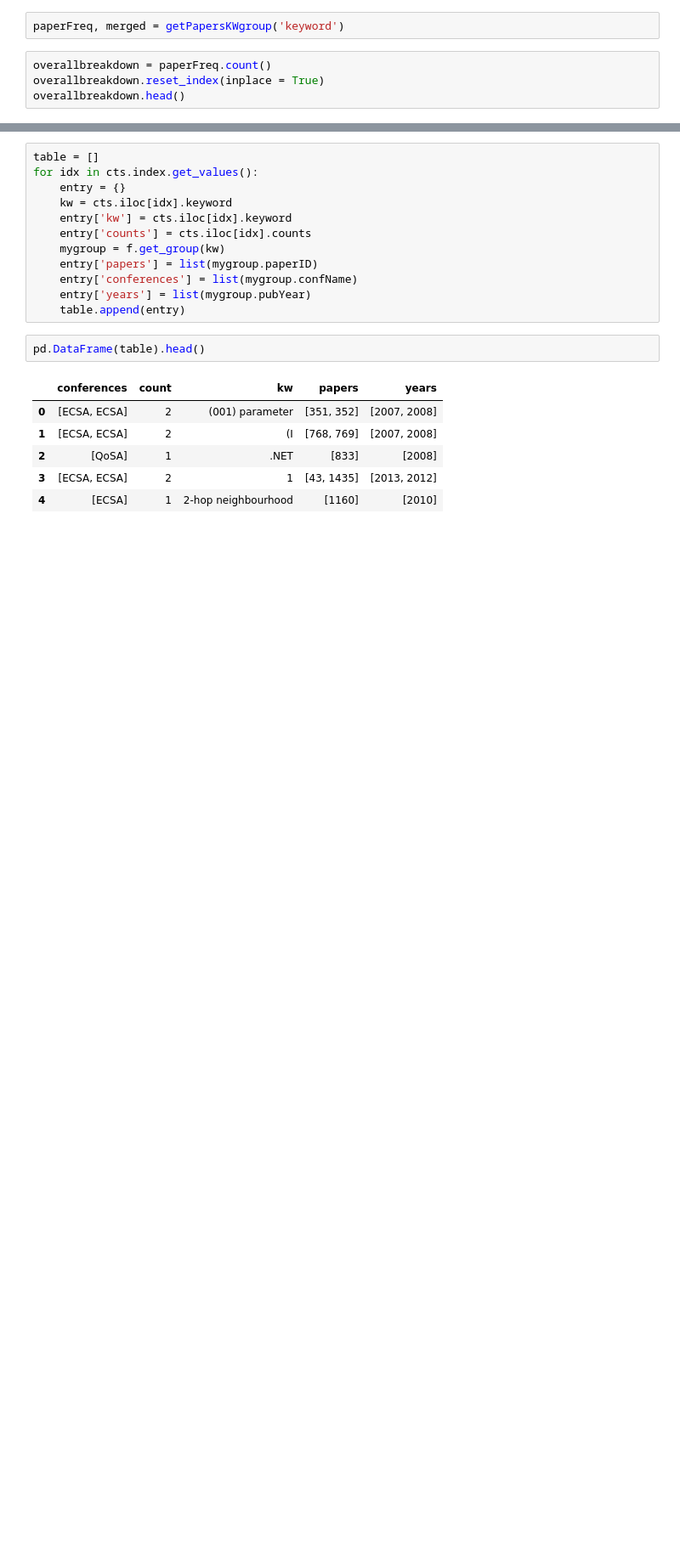
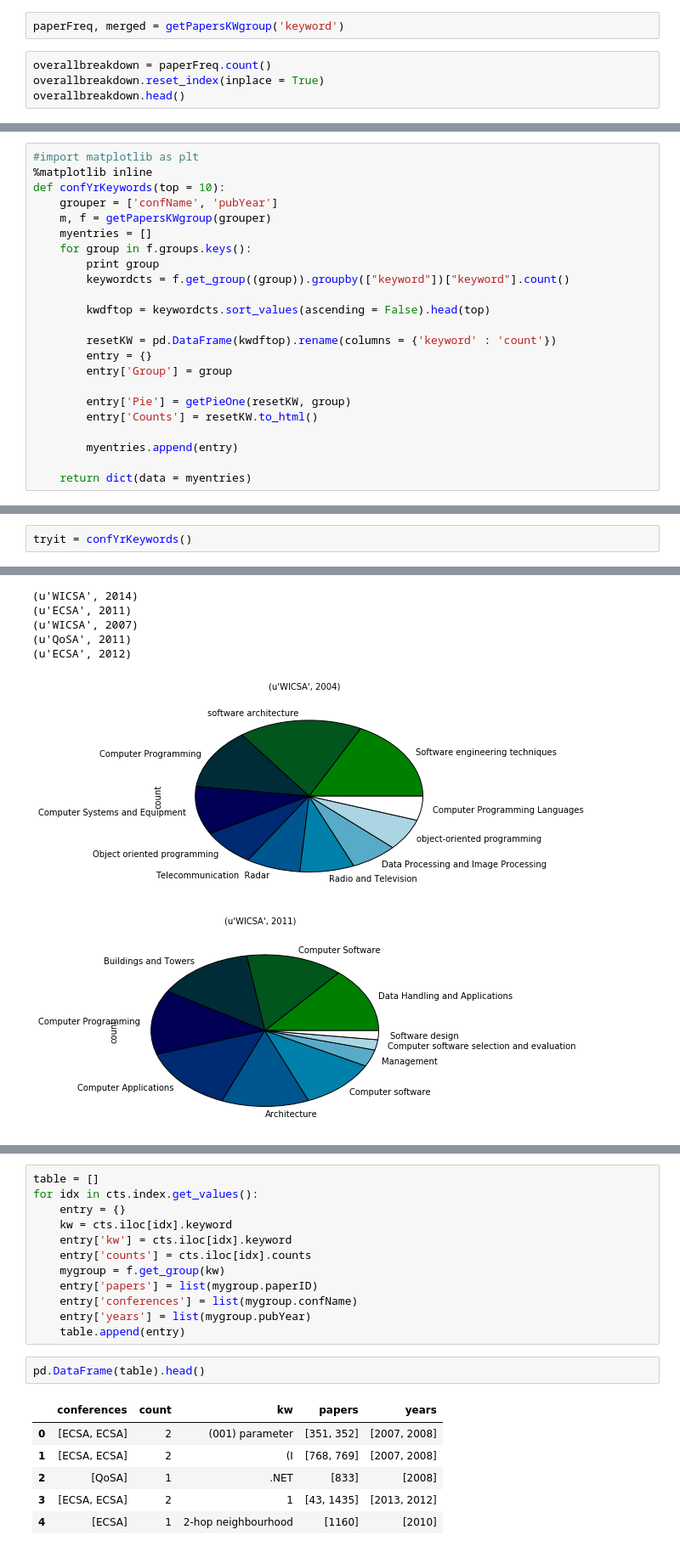
Before and after one commit to noveroa/DataBases, a Jupyter notebook: sqlStart/newSqlNotebooknew_compositesadded.ipynb, the cells around one changed output, grey strips where cells are left out. Shown at 85% size. Drawn from its saved outputs; the diff is of its cells as text; blank space fills up the shorter version.

```diff
--- a/sqlStart/newSqlNotebooknew_compositesadded.ipynb
+++ b/sqlStart/newSqlNotebooknew_compositesadded.ipynb
@@ -227,0 +166,23 @@ ctsmerge = cts.merge(m, on = 'keyword')
+# %%
+#import matplotlib as plt
+%matplotlib inline
+def confYrKeywords(top = 10):
+    grouper = ['confName', 'pubYear']
+    m, f = getPapersKWgroup(grouper)
+    myentries = []
+    for group in f.groups.keys():
+        print group
+        keywordcts = f.get_group((group)).groupby(["keyword"])["keyword"].count()
+
+        kwdftop = keywordcts.sort_values(ascending = False).head(top)
+
+        resetKW = pd.DataFrame(kwdftop).rename(columns = {'keyword' : 'count'})
+        entry = {}
+        entry['Group'] = group
+
+        entry['Pie'] = getPieOne(resetKW, group)
+        entry['Counts'] = resetKW.to_html()
+
+        myentries.append(entry)
+
+    return dict(data = myentries)
@@ -227,0 +215,3 @@ ctsmerge = cts.merge(m, on = 'keyword')
+# %%
+tryit = confYrKeywords()
+# %% [output]
@@ -227,0 +235,7 @@ ctsmerge = cts.merge(m, on = 'keyword')
+(u'WICSA', 2014)
+(u'ECSA', 2011)
+(u'WICSA', 2007)
+(u'QoSA', 2011)
+(u'ECSA', 2012)
+[figure, added]
+[figure, added]
```
Also changed, not shown: parts of 13 cells of this notebook, 5 other files.
